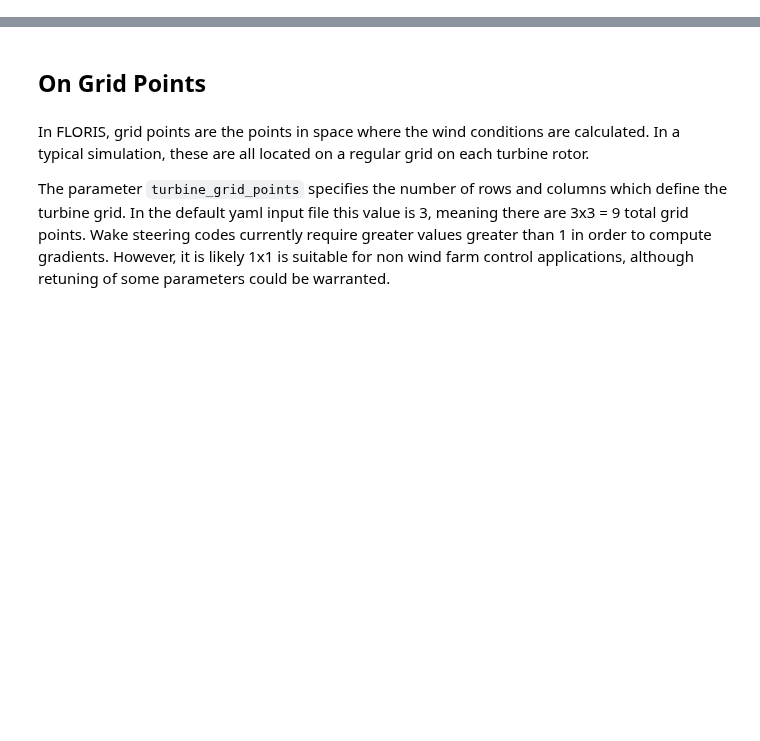
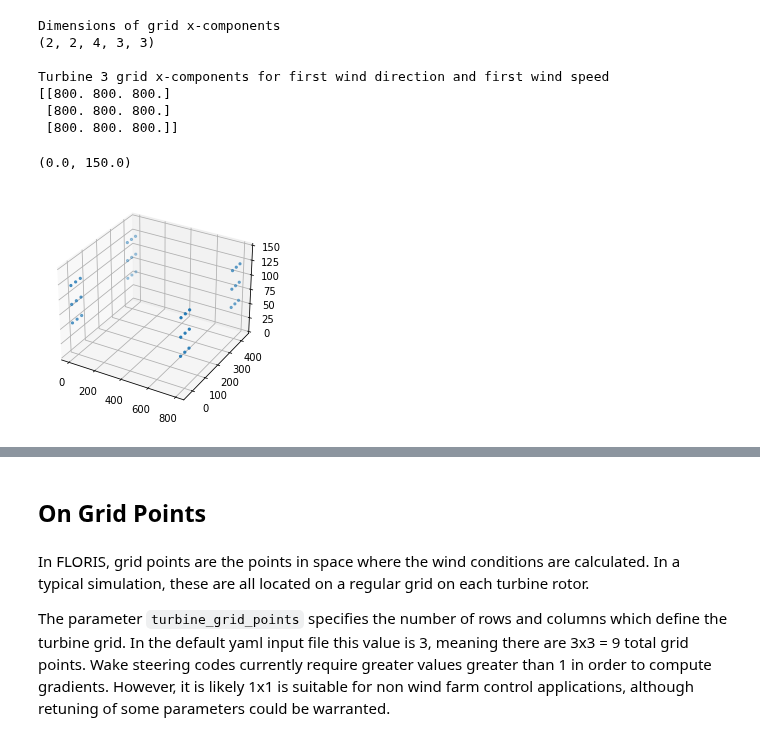
Before and after one commit to NREL/floris, a Jupyter notebook: examples/00_getting_started.ipynb, the cells around one changed output, grey strips where cells are left out. Saved outputs shown, nothing was run; the diff lists cells and outputs as text; code cells hidden in the pictures; blank space fills up the shorter version.

```diff
--- a/examples/00_getting_started.ipynb
+++ b/examples/00_getting_started.ipynb
@@ -59,0 +91,35 @@ Similar again to V2, there is a `calculate_wake` function.  In V3 this will calc
+# %%
+import numpy as np
+import matplotlib.pyplot as plt
+
+print("Dimensions of grid x-components")
+print( np.shape(fi.floris.grid.x) )
+
+print()
+print("Turbine 3 grid x-components for first wind direction and first wind speed")
+print(fi.floris.grid.x[0, 0, 2, :, :])
+
+x = fi.floris.grid.x[0, 0, :, :, :]
+y = fi.floris.grid.y[0, 0, :, :, :]
+z = fi.floris.grid.z[0, 0, :, :, :]
+
+# TODO
+# circle = plt.Circle((np.mean(ys_turbine_0), fi.floris.turbine.hub_height), fi.floris.turbine.rotor_diameter / 2.0, color='r', fill=False)
+# ax.add_patch(circle)
+# ax.set_aspect('equal')
+# ax.grid(True)
+
+fig = plt.figure()
+ax = fig.add_subplot(111, projection="3d")
+ax.scatter(x, y, z, marker=".")
+ax.set_zlim([0, 150])
+# %% [output]
+Dimensions of grid x-components
+(2, 2, 4, 3, 3)
+
+Turbine 3 grid x-components for first wind direction and first wind speed
+[[800. 800. 800.]
+ [800. 800. 800.]
+ [800. 800. 800.]]
+(0.0, 150.0)
+[figure, added]
```
Also changed, not shown: parts of 53 cells of this notebook, 1 other file.
